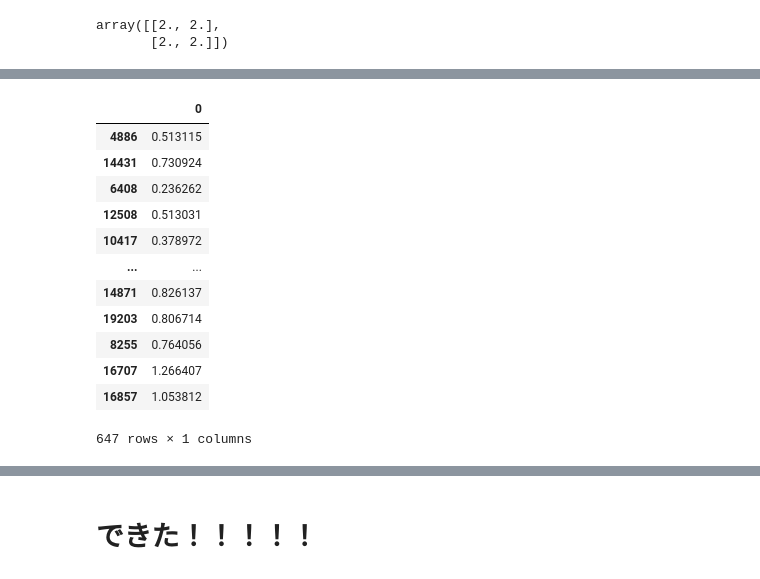
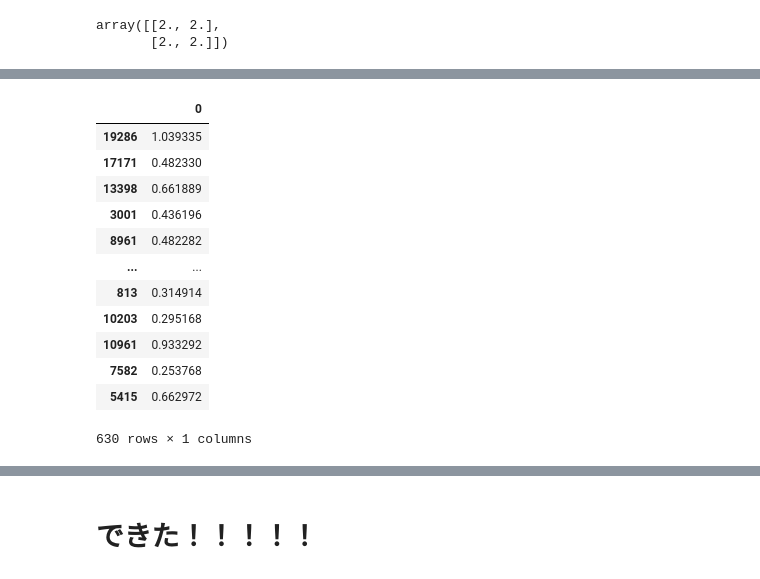
Before and after one commit to yuki-taniguchi/syuuron, a Jupyter notebook: MTSBag/notebook/MTS_グラムシュミット法でMDを計算する.ipynb, the cells around one changed output, grey strips where cells are left out. Drawn from its saved outputs; the diff is of its cells as text; code cells hidden in the pictures.

```diff
--- a/MTSBag/notebook/MTS_グラムシュミット法でMDを計算する.ipynb
+++ b/MTSBag/notebook/MTS_グラムシュミット法でMDを計算する.ipynb
@@ -337,17 +388,18 @@ sample_Z = transform_standard(normal_X, sample)
 # %%
-anomaly_gram_vec, _ = np.linalg.qr(Z)
+sample_Z = transform_standard(normal_X, X_train)
+anomaly_gram_vec, _ = np.linalg.qr(sample_Z)
 pd.DataFrame(gram_schmidt_cal_MD(anomaly_gram_vec, normal_ips), index=X_train.index).loc[anomaly_idx]
 # %% [output]
 |  | 0 |
-| 4886 | 0.513115 |
-| 14431 | 0.730924 |
-| 6408 | 0.236262 |
-| 12508 | 0.513031 |
-| 10417 | 0.378972 |
+| 19286 | 1.039335 |
+| 17171 | 0.482330 |
+| 13398 | 0.661889 |
+| 3001 | 0.436196 |
+| 8961 | 0.482282 |
 | ... | ... |
-| 14871 | 0.826137 |
-| 19203 | 0.806714 |
-| 8255 | 0.764056 |
-| 16707 | 1.266407 |
-| 16857 | 1.053812 |
+| 813 | 0.314914 |
+| 10203 | 0.295168 |
+| 10961 | 0.933292 |
+| 7582 | 0.253768 |
+| 5415 | 0.662972 |
-647 rows × 1 columns
+630 rows × 1 columns
```
Also changed, not shown: parts of 43 cells of this notebook, 51 other files.
